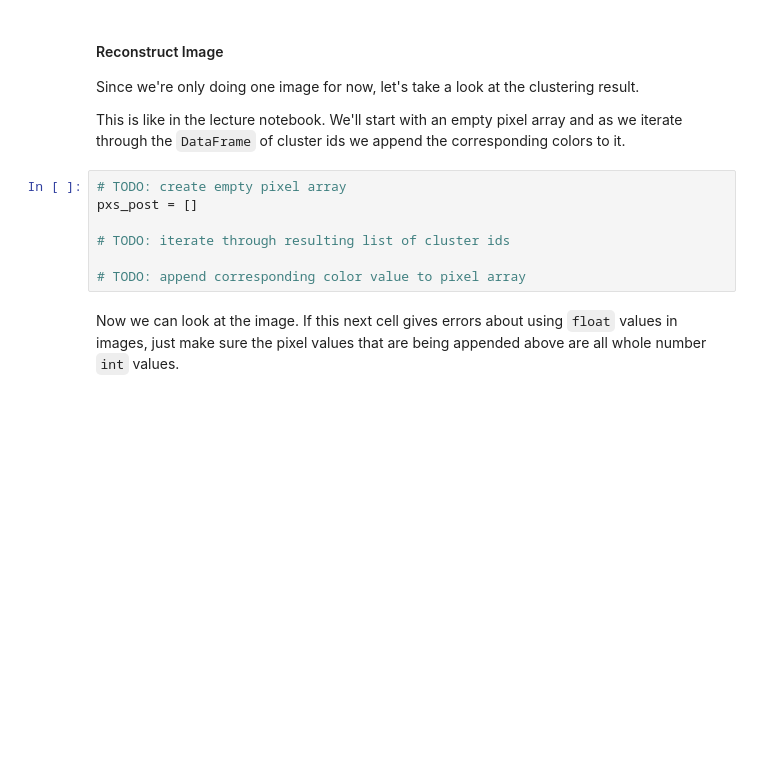
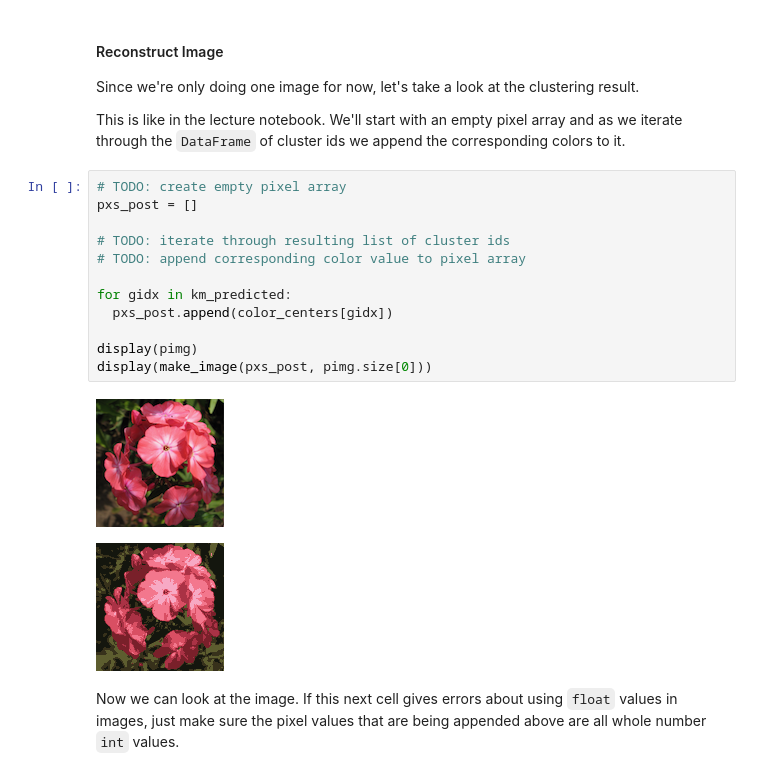
Before and after one commit to Tedesco-AI-ML-F2026/Homework09, a Jupyter notebook: Homework09.ipynb, the cells around one changed output. Drawn from its saved outputs; the diff is of its cells as text; blank space fills up the shorter version.

```diff
--- a/Homework09.ipynb
+++ b/Homework09.ipynb
@@ -457,10 +494,18 @@ This is like in the lecture notebook. We'll start with an empty pixel array and
 # %%
 # TODO: create empty pixel array
 pxs_post = []
 
 # TODO: iterate through resulting list of cluster ids
+# TODO: append corresponding color value to pixel array
 
-# TODO: append corresponding color value to pixel array
+for gidx in km_predicted:
+  pxs_post.append(color_centers[gidx])
+
+display(pimg)
+display(make_image(pxs_post, pimg.size[0]))
+# %% [output]
+[figure, added]
+[figure, added]
 # %% [markdown]
 Now we can look at the image. If this next cell gives errors about using `float` values in images, just make sure the pixel values that are being appended above are all whole number `int` values.
 # %%
```
Also changed, not shown: parts of 17 cells of this notebook.
